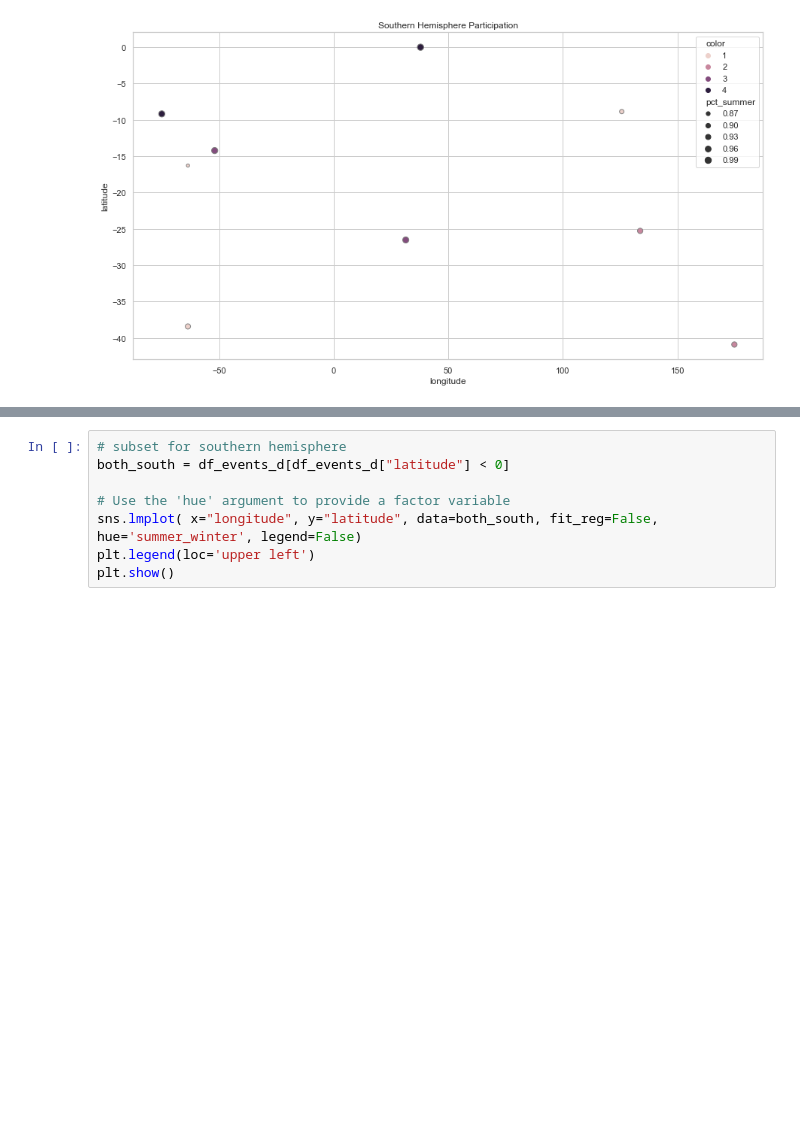
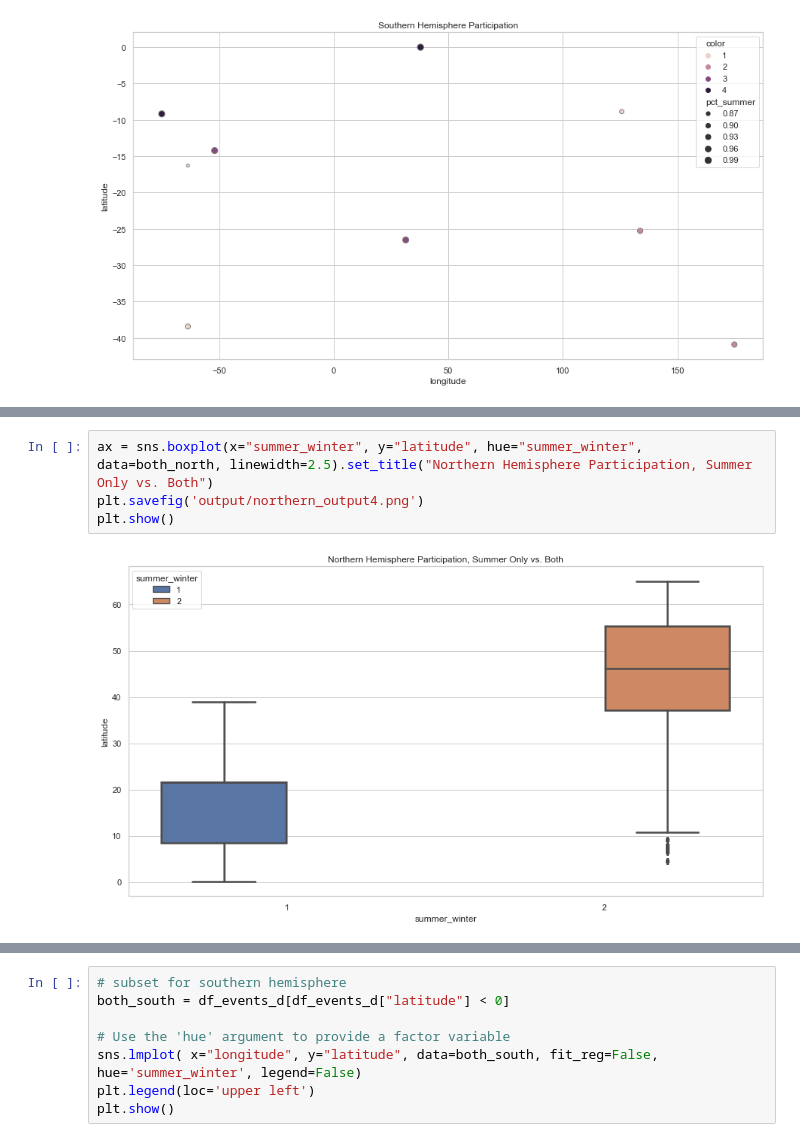
Before and after one commit to eugkik/Project1, a Jupyter notebook: BaseData-Bob Copy.ipynb, the cells around one changed output, grey strips where cells are left out. Saved outputs shown, nothing was run; the diff lists cells and outputs as text; blank space fills up the shorter version.

```diff
--- a/BaseData-Bob Copy.ipynb
+++ b/BaseData-Bob Copy.ipynb
@@ -486 +504,7 @@ plt.show()
+# %%
+ax = sns.boxplot(x="summer_winter", y="latitude", hue="summer_winter", data=both_north, linewidth=2.5).set_title("Northern Hemisphere Participation, Summer Only vs. Both")
+plt.savefig('output/northern_output4.png')
+plt.show()
+# %% [output]
+[figure, added]
 # %%
```
Also changed, not shown: parts of 5 cells of this notebook, 4 other files.
